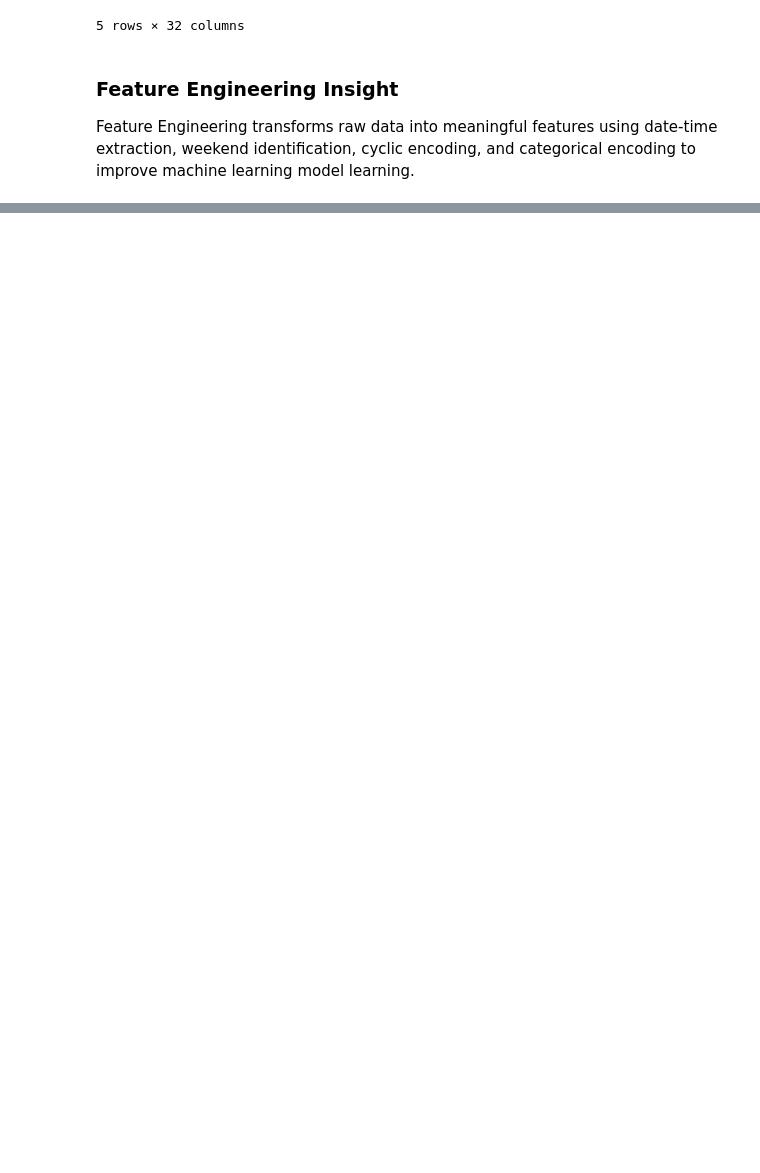
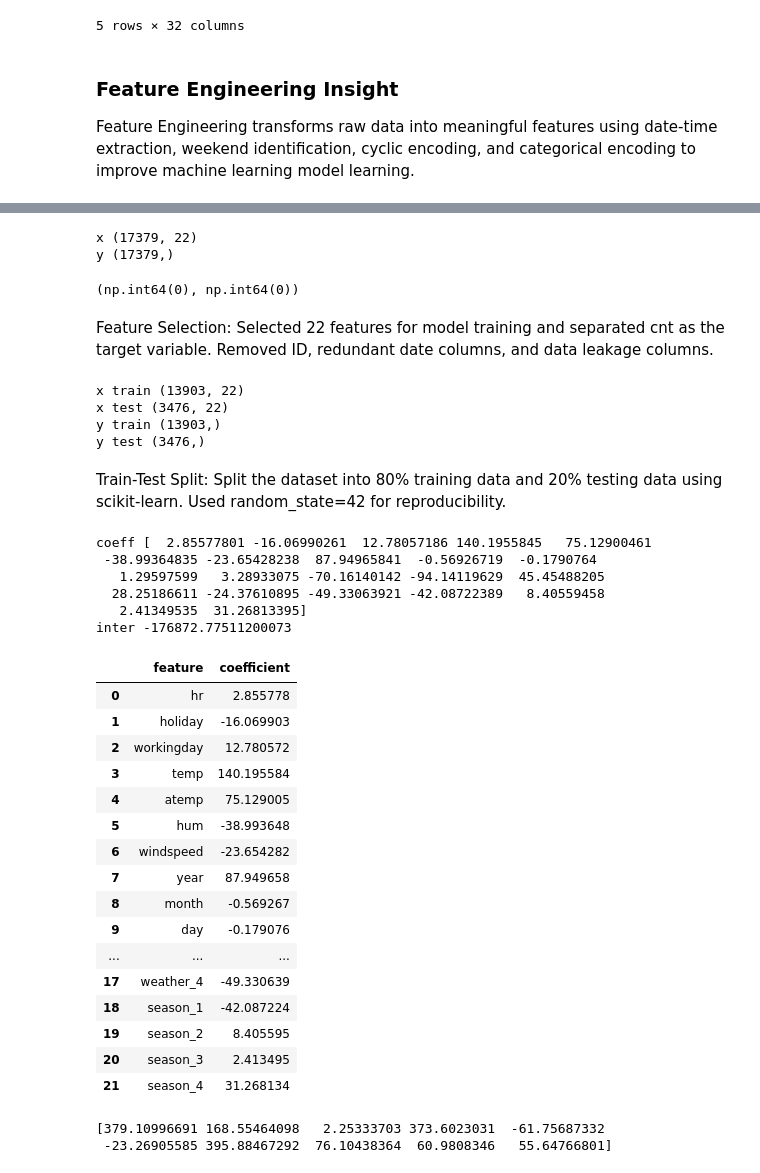
Before and after one commit to khanrayhan44/bike-rental-prediction, a Jupyter notebook: notebooks/03_feature_engineering.ipynb, the cells around one changed output, grey strips where cells are left out. Cells and saved outputs as stored; diff of their text form; code cells hidden in the pictures; blank space fills up the shorter version.

```diff
--- a/notebooks/03_feature_engineering.ipynb
+++ b/notebooks/03_feature_engineering.ipynb
@@ -1,6 +1,9 @@
 # %%
 import pandas as pd
 import numpy as np
+from sklearn.model_selection import train_test_split
+from sklearn.linear_model import LinearRegression
+model = LinearRegression()
 
 df = pd.read_csv("../data/hour.csv")
 
@@ -87,0 +102,76 @@ Feature Engineering transforms raw data into meaningful features using date-time
+# %%
+x = df[[ 'hr', 'holiday',
+       'workingday', 'temp', 'atemp', 'hum', 'windspeed',
+         'year', 'month', 'day', 'dayofweek',
+       'isweekend', 'hr_sin', 'hr_cos', 'weather_1', 'weather_2', 'weather_3',
+       'weather_4', 'season_1', 'season_2', 'season_3', 'season_4']]
+
+y = df['cnt']
+
+print("x", x.shape)
+print("y", y.shape)
+# %% [output]
+x (17379, 22)
+y (17379,)
+# %%
+x.isnull().sum().sum(), y.isnull().sum()
+# %% [output]
+(np.int64(0), np.int64(0))
+# %% [markdown]
+Feature Selection: Selected 22 features for model training and separated cnt as the target variable. Removed ID, redundant date columns, and data leakage columns.
+# %%
+x_train, x_test, y_train, y_test = train_test_split(x, y, test_size=0.2, random_state=42)
+print("x train", x_train.shape)
+print("x test", x_test.shape)
+print("y train", y_train.shape)
+print("y test", y_test.shape)
+# %% [output]
+x train (13903, 22)
+x test (3476, 22)
+y train (13903,)
+y test (3476,)
+# %% [markdown]
+Train-Test Split: Split the dataset into 80% training data and 20% testing data using scikit-learn. Used random_state=42 for reproducibility.
+# %%
+model.fit(x_train, y_train)
+
+print("coeff", model.coef_)
+print("inter", model.intercept_)
+# %% [output]
+coeff [  2.85577801 -16.06990261  12.78057186 140.1955845   75.12900461
+ -38.99364835 -23.65428238  87.94965841  -0.56926719  -0.1790764
+   1.29597599   3.28933075 -70.16140142 -94.14119629  45.45488205
+  28.25186611 -24.37610895 -49.33063921 -42.08722389   8.40559458
+   2.41349535  31.26813395]
+inter -176872.77511200073
+# %%
+feature_importance = pd.DataFrame({
+    "feature" : x_train.columns,
+    "coefficient" : model.coef_
+})
+
+feature_importance
+# %% [output]
+|  | feature | coefficient |
+| 0 | hr | 2.855778 |
+| 1 | holiday | -16.069903 |
+| 2 | workingday | 12.780572 |
+| 3 | temp | 140.195584 |
+| 4 | atemp | 75.129005 |
+| 5 | hum | -38.993648 |
+| 6 | windspeed | -23.654282 |
+| 7 | year | 87.949658 |
+| 8 | month | -0.569267 |
+| 9 | day | -0.179076 |
+| ... | ... | ... |
+| 17 | weather_4 | -49.330639 |
+| 18 | season_1 | -42.087224 |
+| 19 | season_2 | 8.405595 |
+| 20 | season_3 | 2.413495 |
+| 21 | season_4 | 31.268134 |
+# %%
+prediction = model.predict(x_test)
+print(prediction[:10])
+# %% [output]
+[379.10996691 168.55464098   2.25333703 373.6023031  -61.75687332
+ -23.26905585 395.88467292  76.10438364  60.9808346   55.64766801]
```
Also changed, not shown: parts of 4 cells of this notebook.
